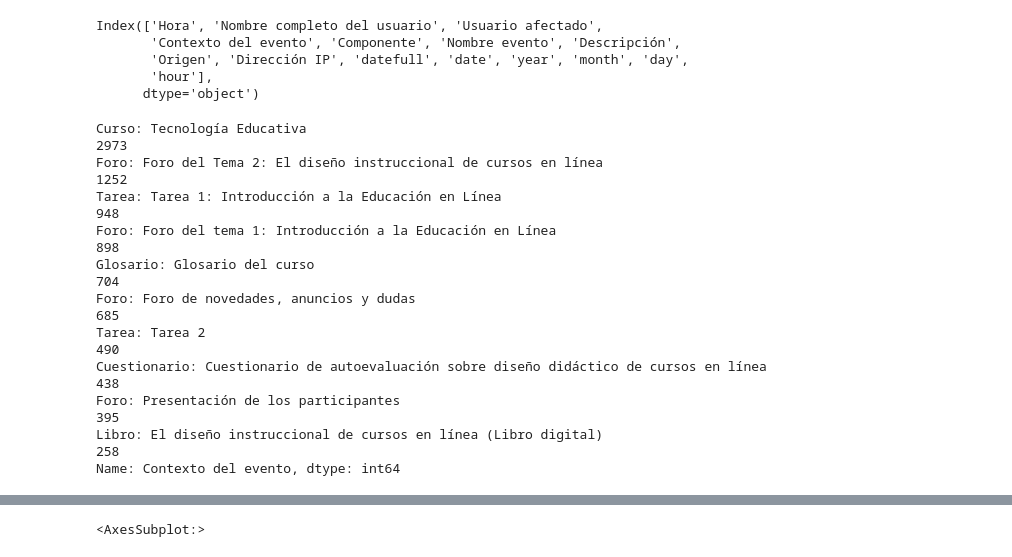
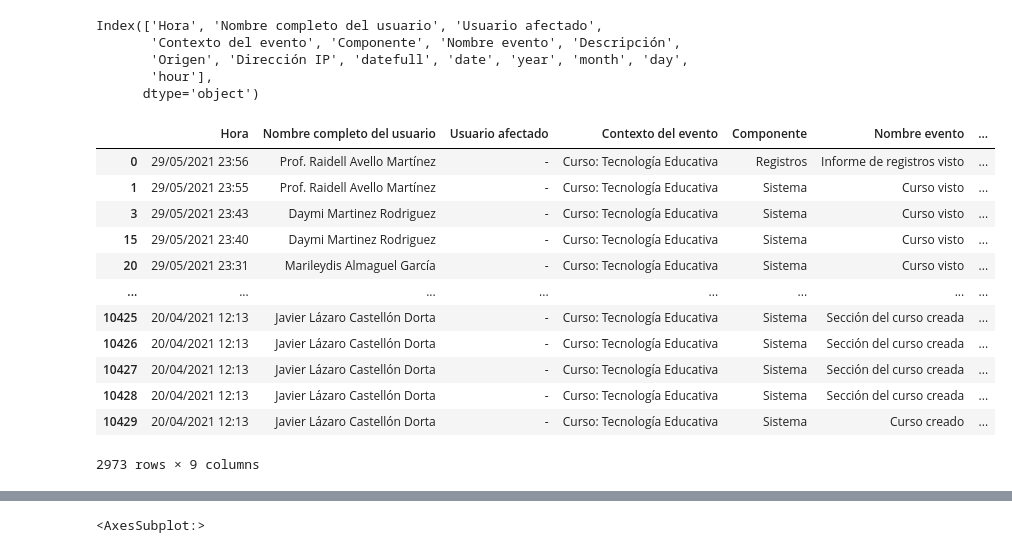
Before and after one commit to ravellom/moodle-py, a Jupyter notebook: moodle-py-jupyter.ipynb, the cells around one changed output, grey strips where cells are left out. Cells and saved outputs as stored; diff of their text form; code cells hidden in the pictures.

```diff
--- a/moodle-py-jupyter.ipynb
+++ b/moodle-py-jupyter.ipynb
@@ -62,18 +62,21 @@ Index(['Hora', 'Nombre completo del usuario', 'Usuario afectado',
        'Origen', 'Dirección IP', 'datefull', 'date', 'year', 'month', 'day',
        'hour'],
       dtype='object')
-# %%
-df_contexto = df['Contexto del evento'].value_counts()
-df_contexto.head(10)
-# %% [output]
-Curso: Tecnología Educativa                                                               2973
-Foro: Foro del Tema 2: El diseño instruccional de cursos en línea                         1252
-Tarea: Tarea 1: Introducción a la Educación en Línea                                       948
-Foro: Foro del tema 1: Introducción a la Educación en Línea                                898
-Glosario: Glosario del curso                                                               704
-Foro: Foro de novedades, anuncios y dudas                                                  685
-Tarea: Tarea 2                                                                             490
-Cuestionario: Cuestionario de autoevaluación sobre diseño didáctico de cursos en línea     438
-Foro: Presentación de los participantes                                                    395
-Libro: El diseño instruccional de cursos en línea (Libro digital)                          258
-Name: Contexto del evento, dtype: int64
+# %%
+df_contexto = df['Contexto del evento'].value_counts()
+cadena = "Curso:"
+df.loc[df['Contexto del evento'].str.contains(r'^' + cadena)]
+# %% [output]
+|  | Hora | Nombre completo del usuario | Usuario afectado | Contexto del evento | Componente | Nombre evento | ... |
+| 0 | 29/05/2021 23:56 | Prof. Raidell Avello Martínez | - | Curso: Tecnología Educativa | Registros | Informe de registros visto | ... |
+| 1 | 29/05/2021 23:55 | Prof. Raidell Avello Martínez | - | Curso: Tecnología Educativa | Sistema | Curso visto | ... |
+| 3 | 29/05/2021 23:43 | Daymi Martinez Rodriguez | - | Curso: Tecnología Educativa | Sistema | Curso visto | ... |
+| 15 | 29/05/2021 23:40 | Daymi Martinez Rodriguez | - | Curso: Tecnología Educativa | Sistema | Curso visto | ... |
+| 20 | 29/05/2021 23:31 | Marileydis Almaguel García | - | Curso: Tecnología Educativa | Sistema | Curso visto | ... |
+| ... | ... | ... | ... | ... | ... | ... | ... |
+| 10425 | 20/04/2021 12:13 | Javier Lázaro Castellón Dorta | - | Curso: Tecnología Educativa | Sistema | Sección del curso creada | ... |
+| 10426 | 20/04/2021 12:13 | Javier Lázaro Castellón Dorta | - | Curso: Tecnología Educativa | Sistema | Sección del curso creada | ... |
+| 10427 | 20/04/2021 12:13 | Javier Lázaro Castellón Dorta | - | Curso: Tecnología Educativa | Sistema | Sección del curso creada | ... |
+| 10428 | 20/04/2021 12:13 | Javier Lázaro Castellón Dorta | - | Curso: Tecnología Educativa | Sistema | Sección del curso creada | ... |
+| 10429 | 20/04/2021 12:13 | Javier Lázaro Castellón Dorta | - | Curso: Tecnología Educativa | Sistema | Curso creado | ... |
+2973 rows × 9 columns
```
Also changed, not shown: parts of 3 cells of this notebook, 3 other files.
